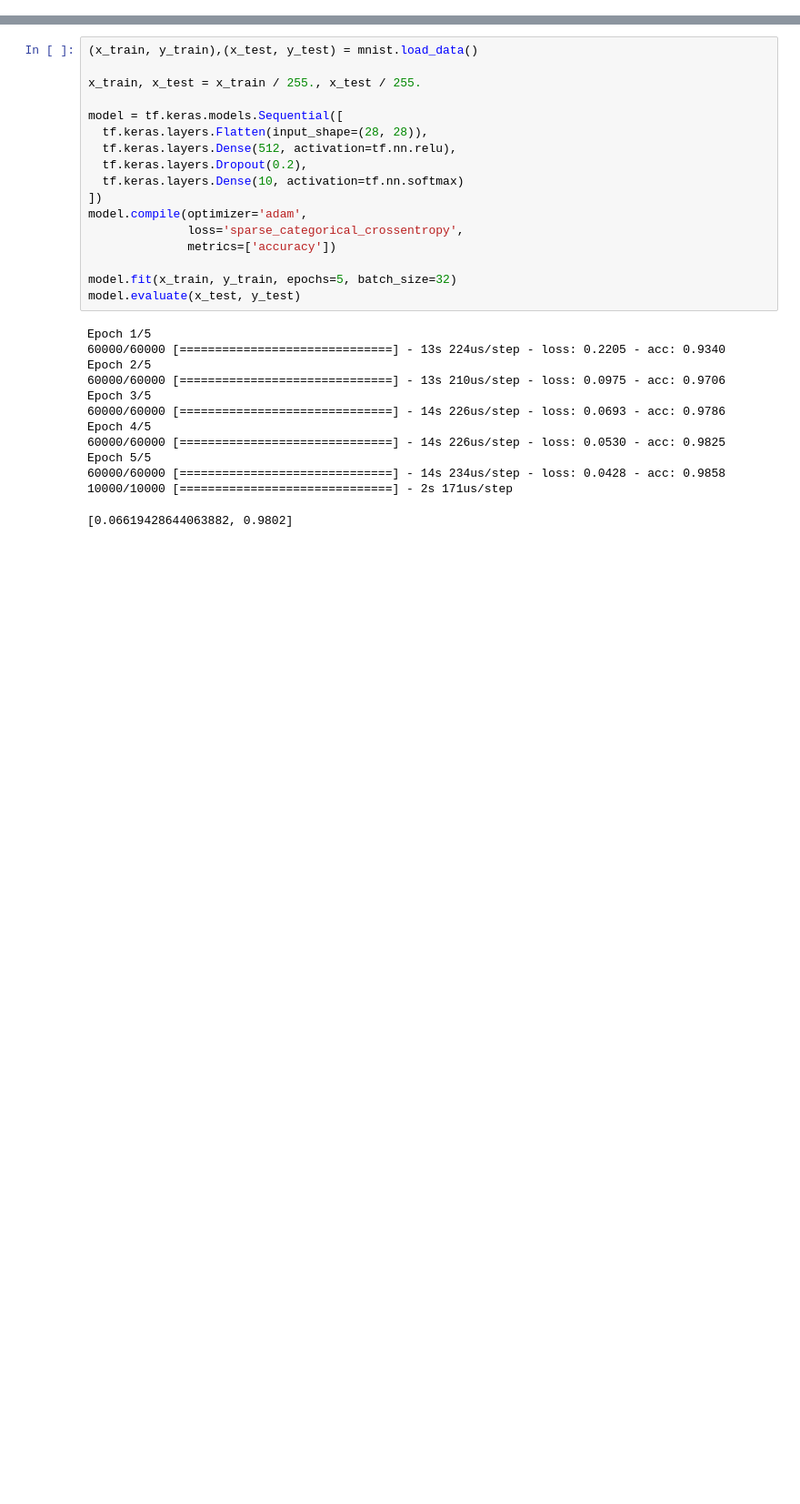
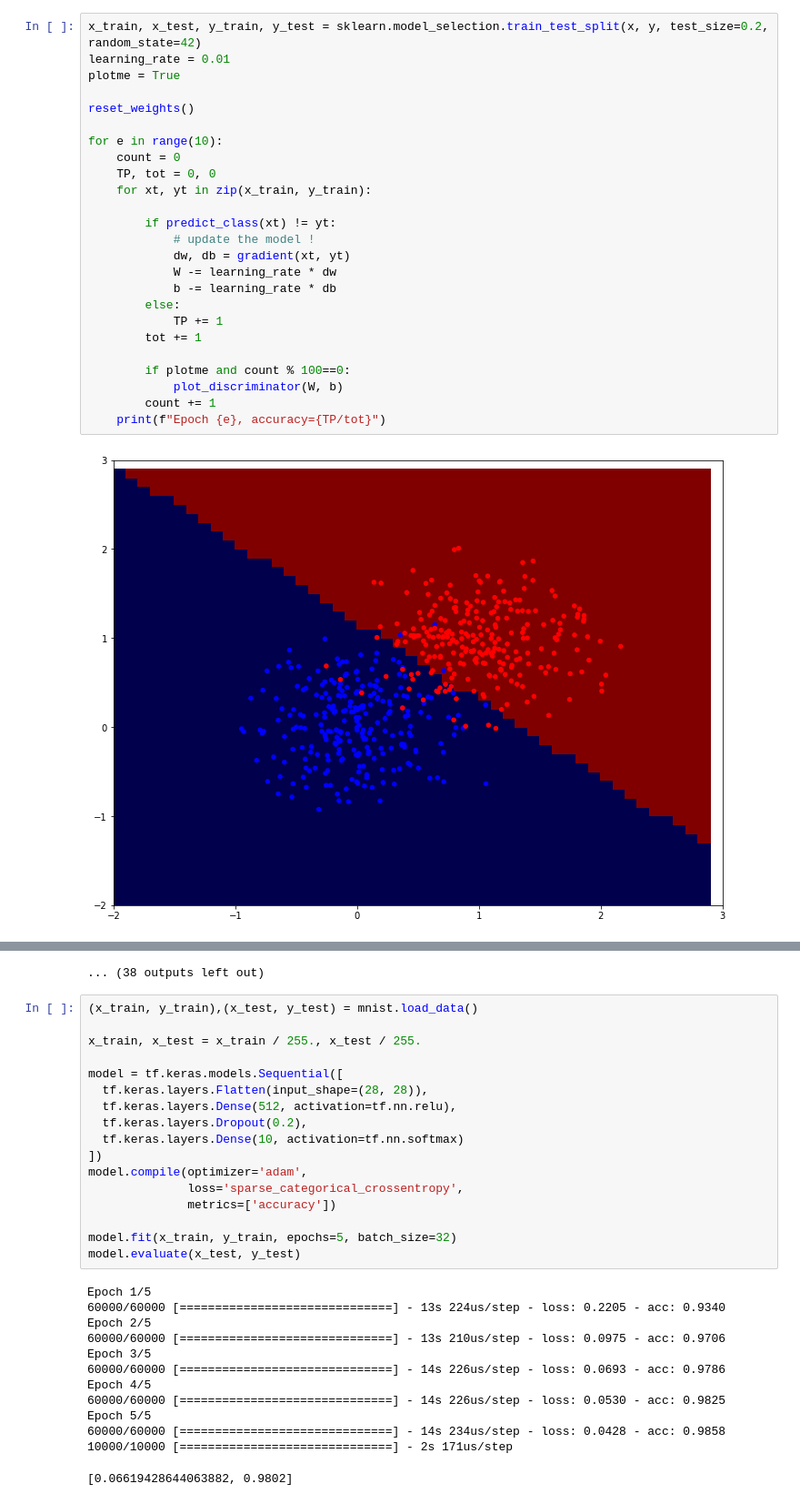
Before and after one commit to pLOPeGG/Machine-Learning-Course, a Jupyter notebook: Classification.ipynb, the cells around one changed output, grey strips where cells are left out. Shown at 91% size. Drawn from its saved outputs; the diff is of its cells as text; blank space fills up the shorter version.

```diff
--- a/Classification.ipynb
+++ b/Classification.ipynb
@@ -63,0 +121,27 @@ Ici on va tout coder de bout en bout pour un modèle simple.
+# %%
+x_train, x_test, y_train, y_test = sklearn.model_selection.train_test_split(x, y, test_size=0.2, random_state=42)
+learning_rate = 0.01
+plotme = True
+
+reset_weights()
+
+for e in range(10):
+    count = 0
+    TP, tot = 0, 0
+    for xt, yt in zip(x_train, y_train):
+
+        if predict_class(xt) != yt:
+            # update the model !
+            dw, db = gradient(xt, yt)
+            W -= learning_rate * dw
+            b -= learning_rate * db
+        else:
+            TP += 1
+        tot += 1
+
+        if plotme and count % 100==0:
+            plot_discriminator(W, b)
+        count += 1
+    print(f"Epoch {e}, accuracy={TP/tot}")
+# %% [output]
+[figure, added]
@@ -64,3 +159,4 @@ Ici on va tout coder de bout en bout pour un modèle simple.
+... (38 outputs left out)
 # %%
 (x_train, y_train),(x_test, y_test) = mnist.load_data()
 
```
Also changed, not shown: parts of 8 cells of this notebook.
